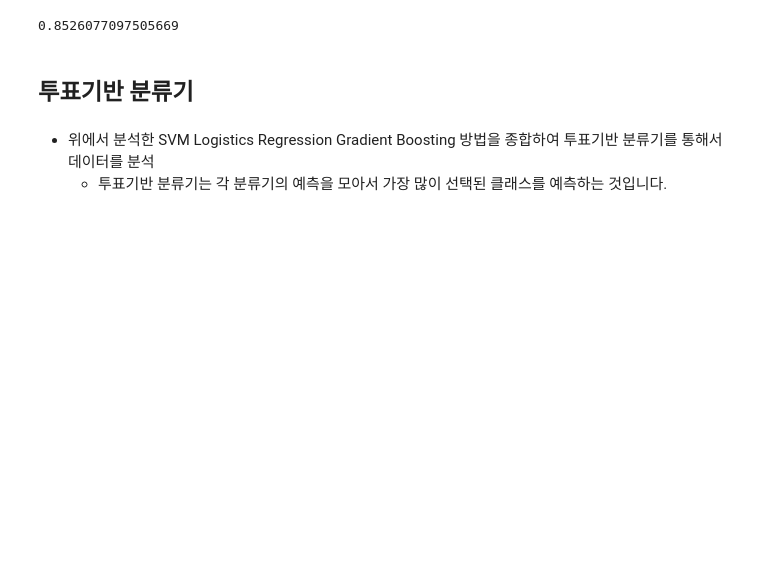
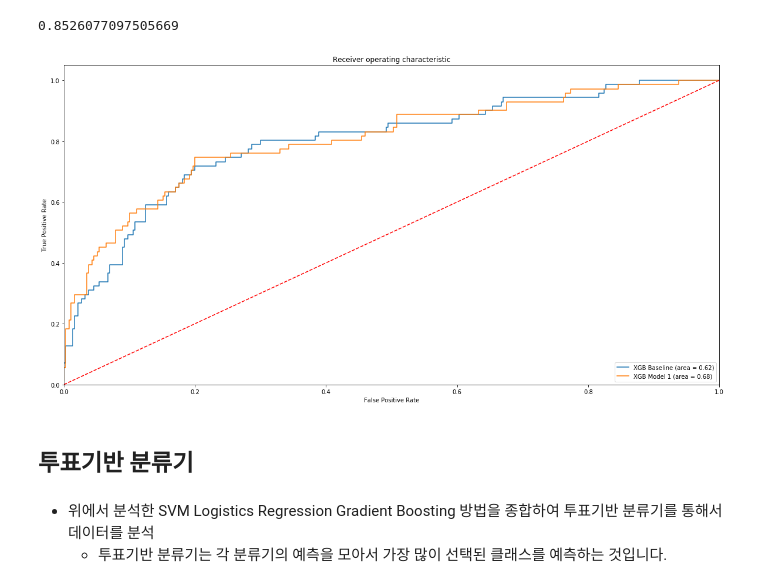
Before and after one commit to tonnykwon/naver-project, a Jupyter notebook: total_analysis.ipynb, the cells around one changed output. Saved outputs shown, nothing was run; the diff lists cells and outputs as text; code cells hidden in the pictures; blank space fills up the shorter version.

```diff
--- a/total_analysis.ipynb
+++ b/total_analysis.ipynb
@@ -421,6 +390,38 @@ score =  accuracy_score(y_test, y_pred)
 score
 # %% [output]
 0.8526077097505669
+# %%
+# base
+base_xgb_model = GradientBoostingClassifier()
+base_xgb_model.fit(X_train,y_train)
+
+# tuning xgboost
+xgb_tuning = xg_clf.best_estimator_
+xgb_tuning.fit(X_train,y_train)
+
+#calculate values for ROC AUC plot
+#baseline model
+base_xgb_auc = roc_auc_score(y_test, base_xgb_model.predict(X_test))
+fprB, tprB, thresholdsB = roc_curve(y_test, base_xgb_model.predict_proba(X_test)[:,1])
+#model 1
+xgb_tuning_roc_auc = roc_auc_score(y_test, model1.predict(X_test))
+fpr1, tpr1, thresholds1 = roc_curve(y_test, model1.predict_proba(X_test)[:,1])
+#new tuned model
+
+plt.figure(figsize=(20,10))
+plt.plot(fprB, tprB, label='XGB Baseline (area = %0.2f)' % base_xgb_auc)
+plt.plot(fpr1, tpr1, label='XGB Model 1 (area = %0.2f)' % xgb_tuning_roc_auc)
+
+plt.plot([0, 1], [0, 1],'r--')
+plt.xlim([0.0, 1.0])
+plt.ylim([0.0, 1.05])
+plt.xlabel('False Positive Rate')
+plt.ylabel('True Positive Rate')
+plt.title('Receiver operating characteristic')
+plt.legend(loc="lower right")
+plt.show()
+# %% [output]
+[figure, added]
 # %% [markdown]
 ## 투표기반 분류기
 # %%
```
Also changed, not shown: parts of 18 cells of this notebook, 1 other file.
